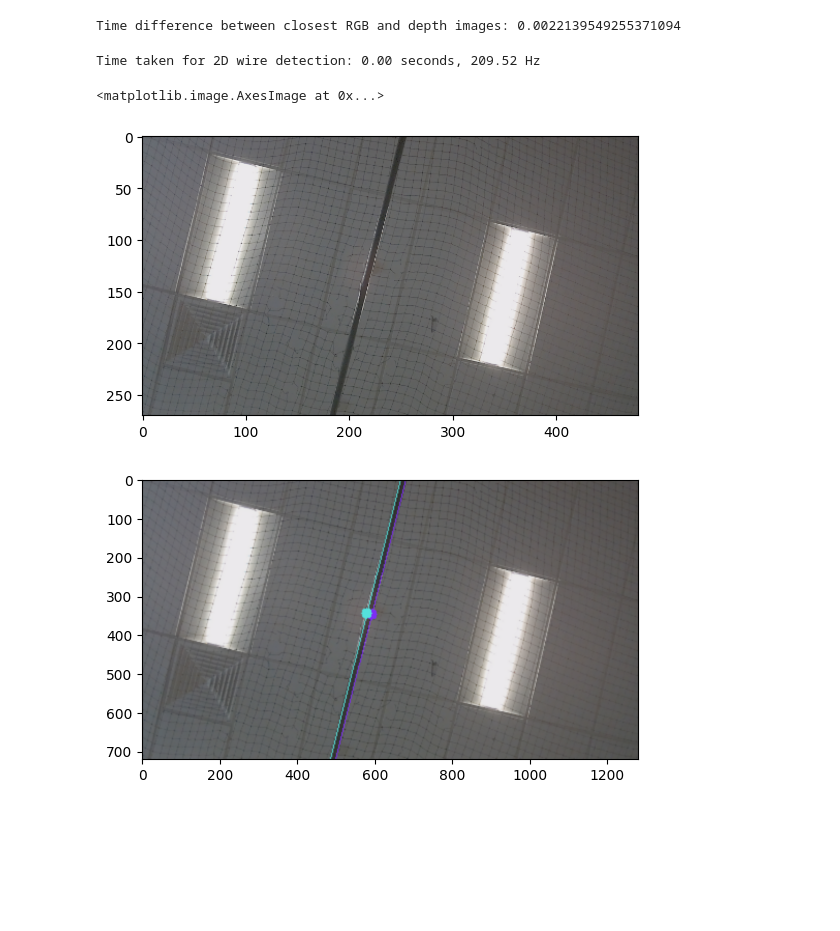
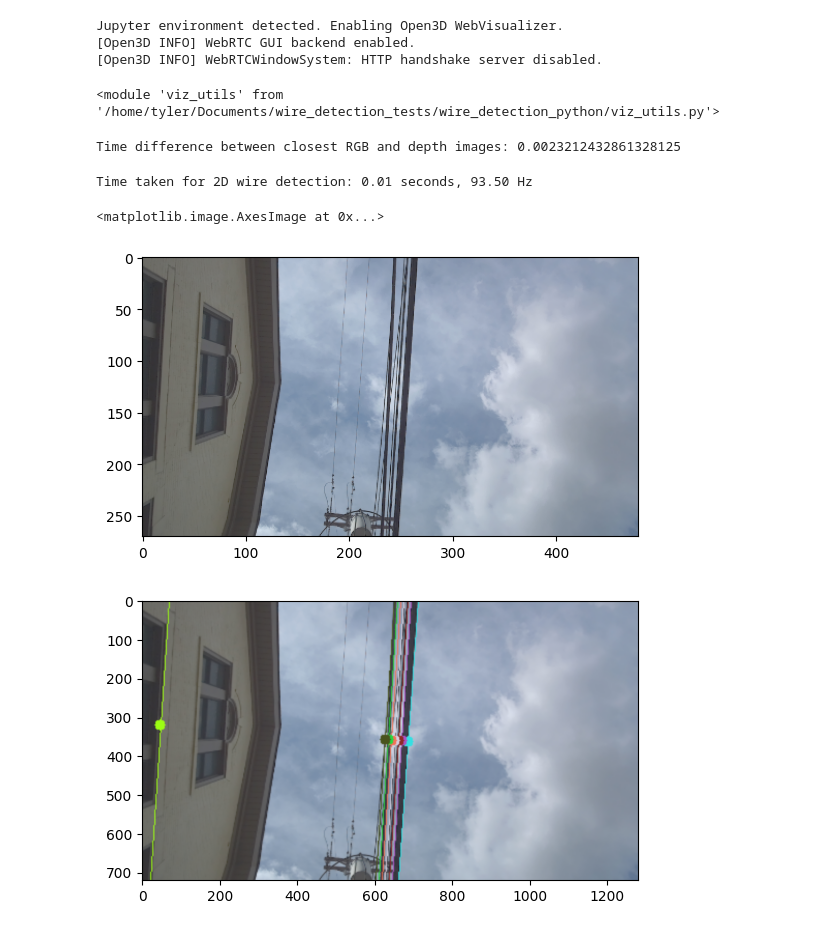
Before and after one commit to tharp789/wire_detection_tests, a Jupyter notebook: wire_detection_python/3d_wire_detect_frame.ipynb, the cells around one changed output. Drawn from its saved outputs; the diff is of its cells as text; code cells hidden in the pictures; blank space fills up the shorter version.

```diff
--- a/wire_detection_python/3d_wire_detect_frame.ipynb
+++ b/wire_detection_python/3d_wire_detect_frame.ipynb
@@ -4,30 +4,35 @@ import cv2
 import matplotlib.pyplot as plt
 import time
 import os
-import matplotlib.pyplot as plt
 import yaml
-from concurrent.futures import ProcessPoolExecutor
+import importlib
 
 from wire_detector_platforms import WireDetectorCPU
-from ransac_bindings import ransac_on_rois
 # from ransac_bindings import ransac_on_rois
 import viz_utils as vu
+importlib.reload(vu)  # Reload to pick up any changes to viz_utils
+# %% [output]
+Jupyter environment detected. Enabling Open3D WebVisualizer.
+[Open3D INFO] WebRTC GUI backend enabled.
+[Open3D INFO] WebRTCWindowSystem: HTTP handshake server disabled.
+<module 'viz_utils' from '/home/tyler/Documents/wire_detection_tests/wire_detection_python/viz_utils.py'>
 # %%
 with open('wire_detect_config.yaml', 'r') as file:
     detection_config = yaml.safe_load(file)
 
 # folder = '/media/tyler/Storage/Research/Datasets/wire_tracking_05-07_40fov/'
-# folder = '/media/tyler/Storage/field_tests/street_wire_experiments/wire_tracking_05-07_40fov/'
+folder = '/media/tyler/hummingbird/wire_tracking_05-07_40fov/'
 # folder = '/home/tyler/Documents/wire_tracking_05-07_40fov/'
 # target_timestamp = 1746650648952882464 # straight wire not working
-# target_timestamp = 1746650644465219840 # straight wire
+# target_timestamp = 1746650644465219840 # straight wire/
 # target_timestamp = 1746650656862302432 # angled wire
+target_timestamp = 1746650647208735712
 
 # folder = '/media/tyler/Storage/field_tests/acfa_3-21/'
 # target_timestamp = 1742581588251564064
 
-folder = '/media/tyler/Storage/field_tests/mocap_handheld/'
-target_timestamp = 1752772605793735625
+# folder = '/media/tyler/Storage/field_tests/mocap_handheld/'
+# target_timestamp = 1752772605793735625
 
 # folder = '/media/tyler/Storage/field_tests/mill19_070225_handheld_wire/'
 # target_timestamp = 1751490103152442624
@@ -80,34 +85,34 @@ camera_intrinsics[1, 2] *= input_image_size[1] / original_image_size[1]
 
 wire_detector = WireDetectorCPU(detection_config, camera_intrinsics)
 # %% [output]
-Time difference between closest RGB and depth images: 0.0022139549255371094
+Time difference between closest RGB and depth images: 0.0023212432861328125
 # %%
-cv2.imwrite('detect_3d_output/reference.jpg', img)
+cv2.imwrite('../detect_3d_output/reference.jpg', img)
 plt.figure()
 plt.imshow(cv2.cvtColor(img, cv2.COLOR_BGR2RGB))
 
 # Create segmentation mask
 start_time = time.perf_counter()
 wire_lines, wire_midpoints, avg_angle, midpoint_dists_wrt_center = wire_detector.detect_wires_2d(img)
 end_time = time.perf_counter()
 print(f"Time taken for 2D wire detection: {end_time - start_time:.2f} seconds, {1 / (end_time - start_time):.2f} Hz")
 
 img_2d_detect = img.copy()
 rand_colors = np.random.randint(0, 256, (len(wire_midpoints), 3)).tolist()
 for i, (x0,y0,x1,y1) in enumerate(wire_lines):
     cv2.line(img_2d_detect, (x0,y0), (x1,y1), tuple(rand_colors[i]), 1)
 
 for i, (x0,y0) in enumerate(wire_midpoints):
     cv2.circle(img_2d_detect, (int(x0), int(y0)), 5, tuple(rand_colors[i]), -1)
 img_2d_detect = cv2.resize(img_2d_detect, (1280, 720))
-cv2.imwrite('detect_3d_output/wire2d_detect.jpg', img_2d_detect)
+cv2.imwrite('../detect_3d_output/wire2d_detect.jpg', img_2d_detect)
 plt.figure()
 plt.imshow(cv2.cvtColor(img_2d_detect, cv2.COLOR_BGR2RGB))
 # %% [output]
-Time taken for 2D wire detection: 0.00 seconds, 209.52 Hz
+Time taken for 2D wire detection: 0.01 seconds, 93.50 Hz
 <matplotlib.image.AxesImage at 0x...>
-[figure, old version]
+[figure, new version]
-[figure, old version]
+[figure, new version]
 # %%
 start_time = time.perf_counter()
 regions_of_interest, roi_line_counts = wire_detector.find_regions_of_interest(depth, avg_angle, midpoint_dists_wrt_center)
```
Also changed, not shown: parts of 2 cells of this notebook, 38 other files.
